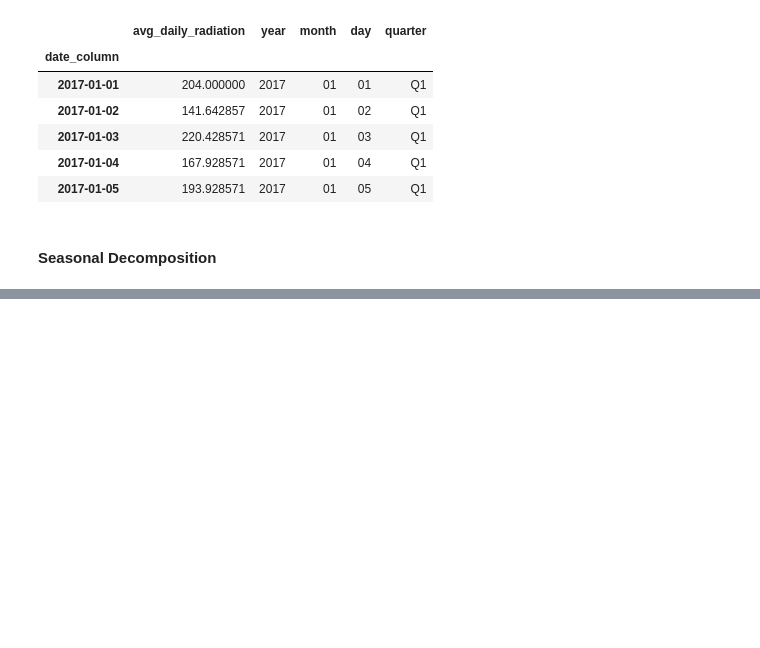
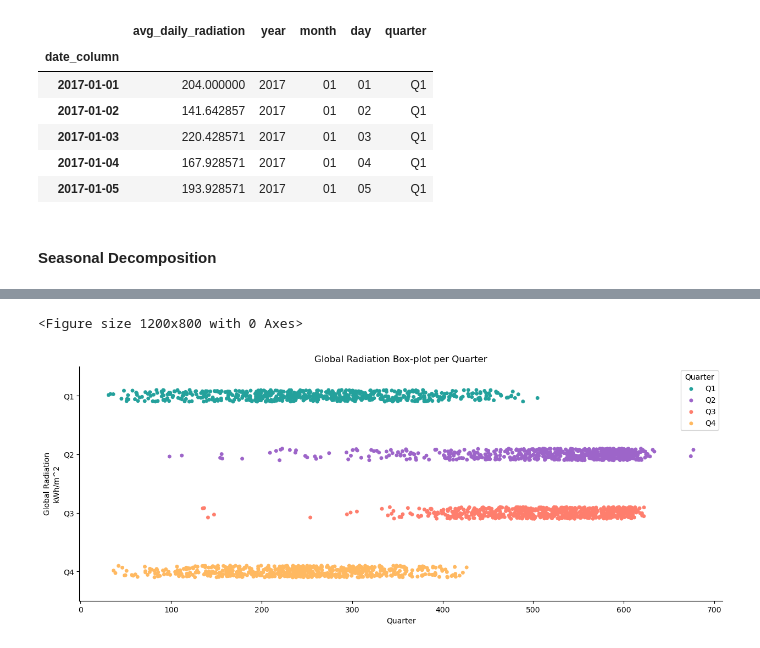
Before and after one commit to TalPeer-github/TimeSeriesAnalysis, a Jupyter notebook: FinalProject/Part1.ipynb, the cells around one changed output, grey strips where cells are left out. Saved outputs shown, nothing was run; the diff lists cells and outputs as text; code cells hidden in the pictures; blank space fills up the shorter version.

```diff
--- a/FinalProject/Part1.ipynb
+++ b/FinalProject/Part1.ipynb
@@ -156,0 +171,15 @@ plt.show()
+# %%
+plt.figure(figsize=(12, 8))
+
+sns.catplot(data=df,x='avg_daily_radiation',y='quarter', hue="quarter", aspect=2.5,palette=list(palette2.values()),hue_order=order)
+
+plt.ylabel('Global Radiation\nkWh/m^2')
+plt.xlabel('Quarter')
+plt.title("Global Radiation Box-plot per Quarter")
+plt.legend(title='Quarter', loc='upper right', labels=['Q1', 'Q2', 'Q3', 'Q4'])
+#plt.tight_layout()
+plt.savefig("catplot.png")
+plt.show()
+# %% [output]
+<Figure size 1200x800 with 0 Axes>
+[figure, added]
```
Also changed, not shown: parts of 14 cells of this notebook, 8 other files.
